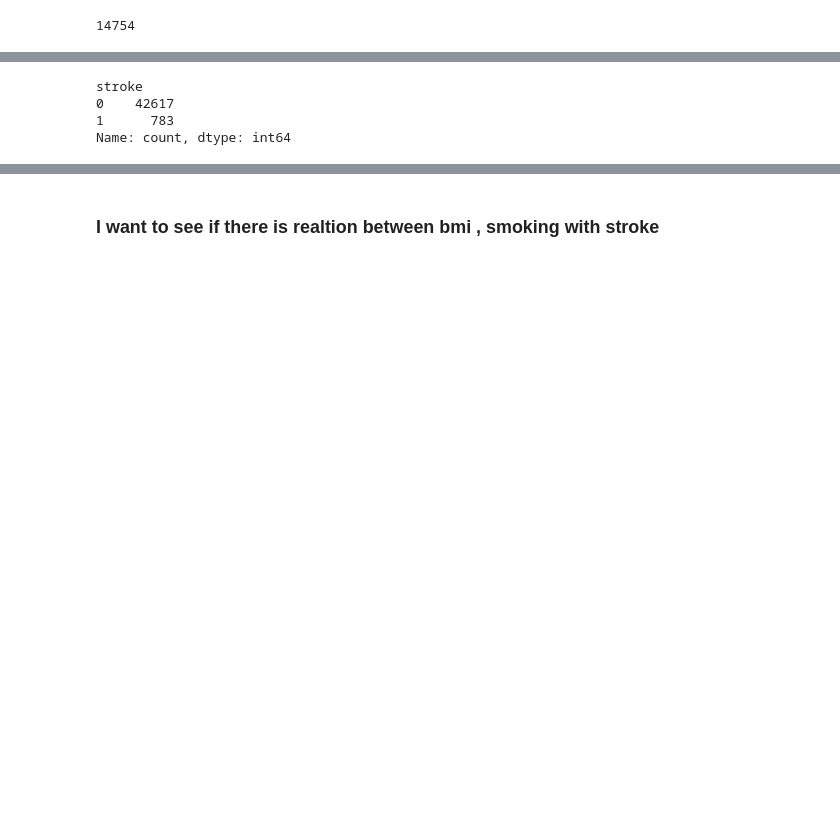
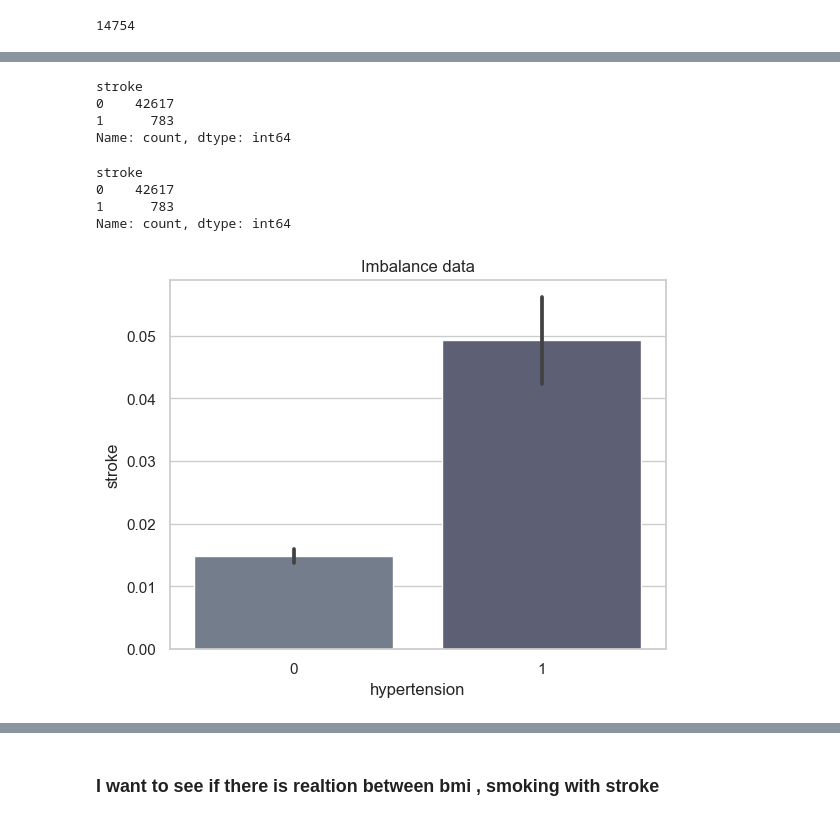
Before and after one commit to asiiiiiim/Cerebral-Stroke-Prediction, a Jupyter notebook: ProjectX (1).ipynb, the cells around one changed output, grey strips where cells are left out. Saved outputs shown, nothing was run; the diff lists cells and outputs as text; code cells hidden in the pictures; blank space fills up the shorter version.

```diff
--- a/ProjectX (1).ipynb
+++ b/ProjectX (1).ipynb
@@ -180,3 +187,11 @@ dtype: int64
+# %%
+#check if the data is imblanaced
+df["stroke"].value_counts()
+# %% [output]
+stroke
+0    42617
+1      783
+Name: count, dtype: int64
 # %%
 df["stroke"].value_counts()
 # %% [output]
@@ -184,3 +199,11 @@ stroke
 0    42617
 1      783
 Name: count, dtype: int64
+# %%
+colors = plt.cm.bone([0.5, 0.4])  # Adjust the color intensity as needed
+
+sns.barplot(x='hypertension',y="stroke", data=df,palette=colors)
+plt.title("Imbalance data")
+plt.show()
+# %% [output]
+[figure, added]
```
Also changed, not shown: parts of 47 cells of this notebook, 3 other files.
